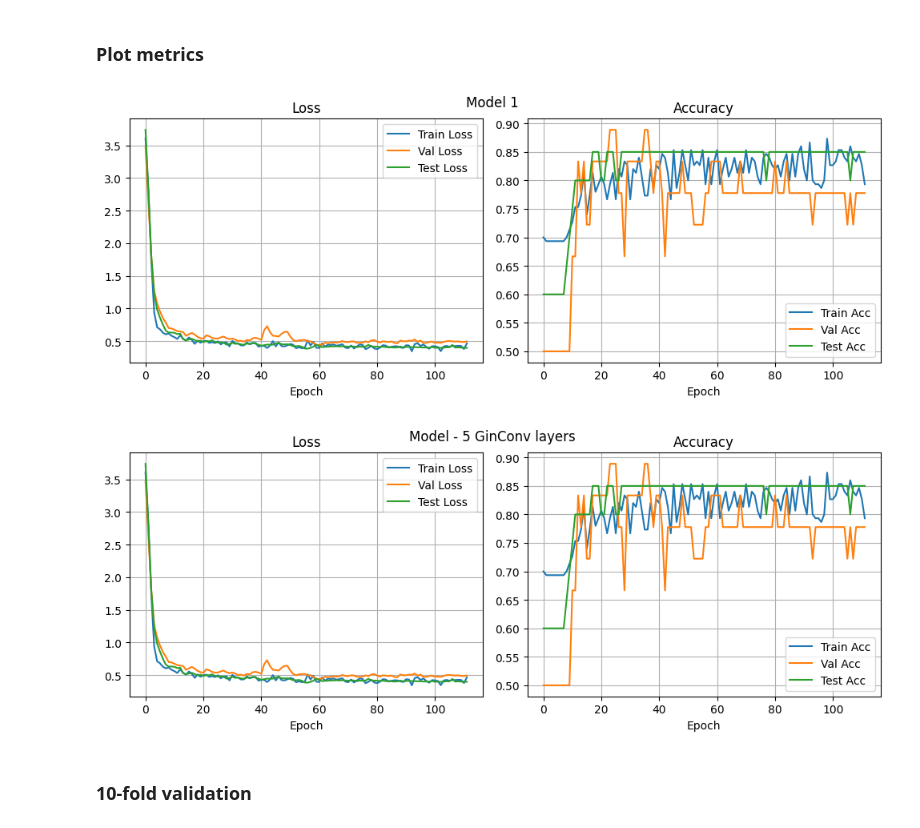
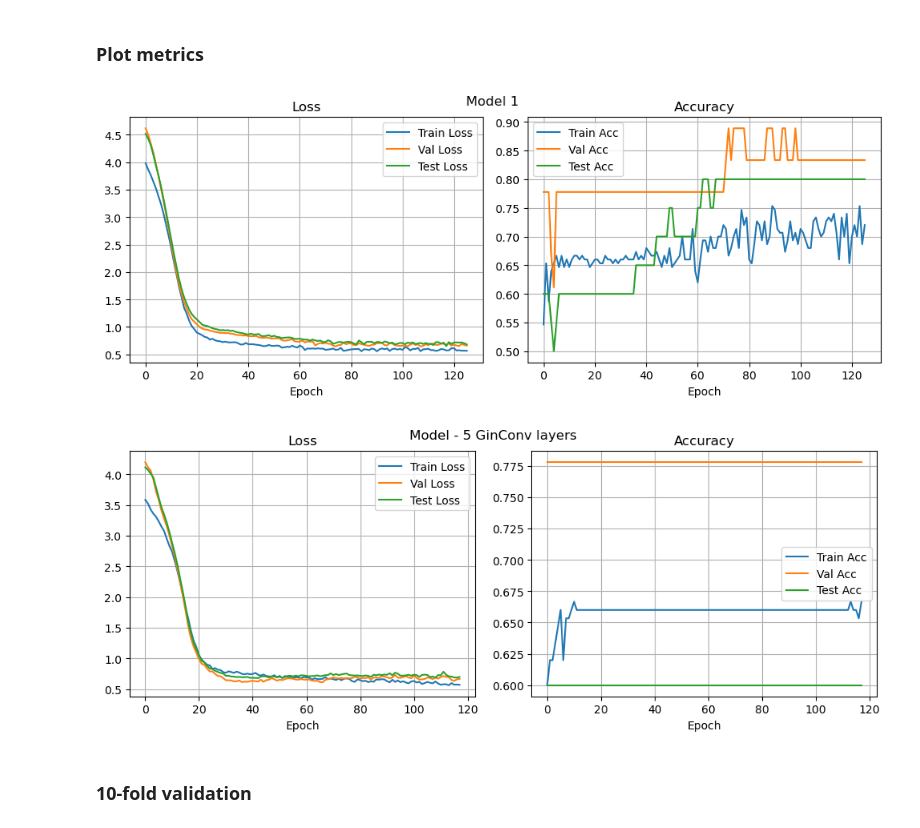
Before and after one commit to AntoineTSP/ML_research_seminar, a Jupyter notebook: MEWISPool/gnn_mewispool.ipynb, the cells around one changed output. Drawn from its saved outputs; the diff is of its cells as text; code cells hidden in the pictures.

```diff
--- a/MEWISPool/gnn_mewispool.ipynb
+++ b/MEWISPool/gnn_mewispool.ipynb
@@ -141,6 +147,6 @@ print(f'{len(train_loader.dataset)} training samples, {len(val_loader.dataset)}
 # %% [output]
 150 training samples, 18 validation samples, 20 test samples.
 # %%
-device = torch.device('cuda' if torch.cuda.is_available() else 'cpu')
+device = torch.device('cpu')
 print(f'Using device: {device}')
 # %% [output]
@@ -150,7 +156,7 @@ Using device: cuda
 # %%
 hidden_dim = 32
 nb_epochs = 200
-learning_rate = 1e-3
+learning_rate = 1e-4
 weight_decay = 1e-5
 scheduler_patience = 10
 scheduler_factor = 1e-1
@@ -331,10 +337,10 @@ def plot_metrics(train_losses, val_losses, test_losses, train_accs, val_accs, te
 # %%
 plot_metrics(train_losses, val_losses, test_losses, train_accs, val_accs, test_accs, suptitle='Model 1')
 # %% [output]
-[figure, old version]
+[figure, new version]
 # %%
-plot_metrics(train_losses, val_losses, test_losses, train_accs, val_accs, test_accs, suptitle='Model - 5 GinConv layers')
+plot_metrics(train_losses_5, val_losses_5, test_losses_5, train_accs_5, val_accs_5, test_accs_5, suptitle='Model - 5 GinConv layers')
 # %% [output]
-[figure, old version]
+[figure, new version]
 # %% [markdown]
 ### 10-fold validation
```
Also changed, not shown: parts of 14 cells of this notebook, 1 other file.
